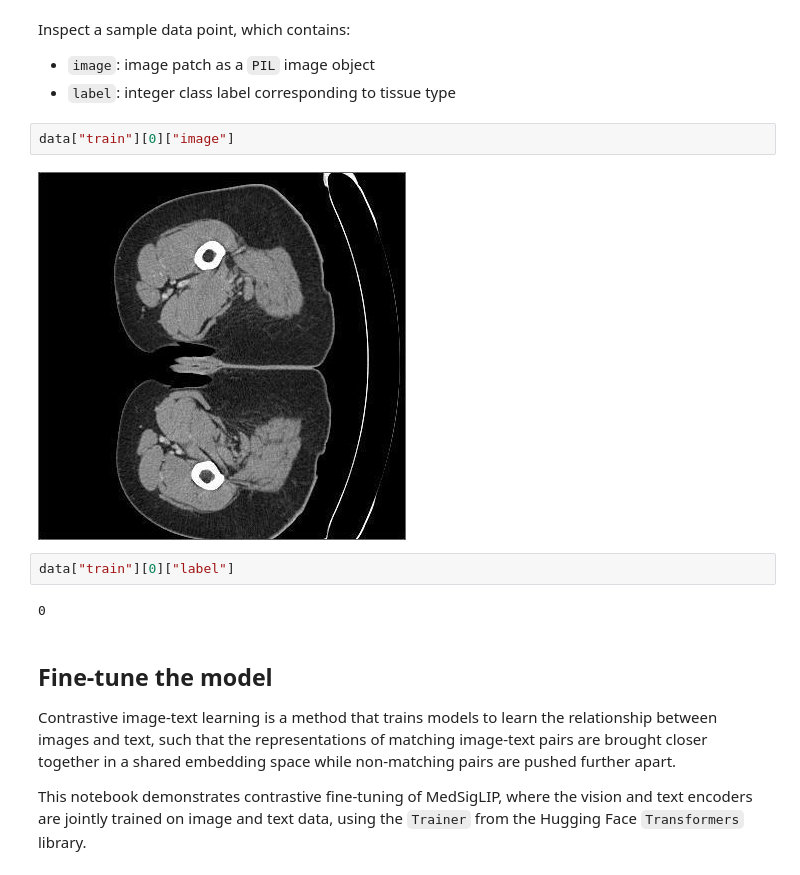
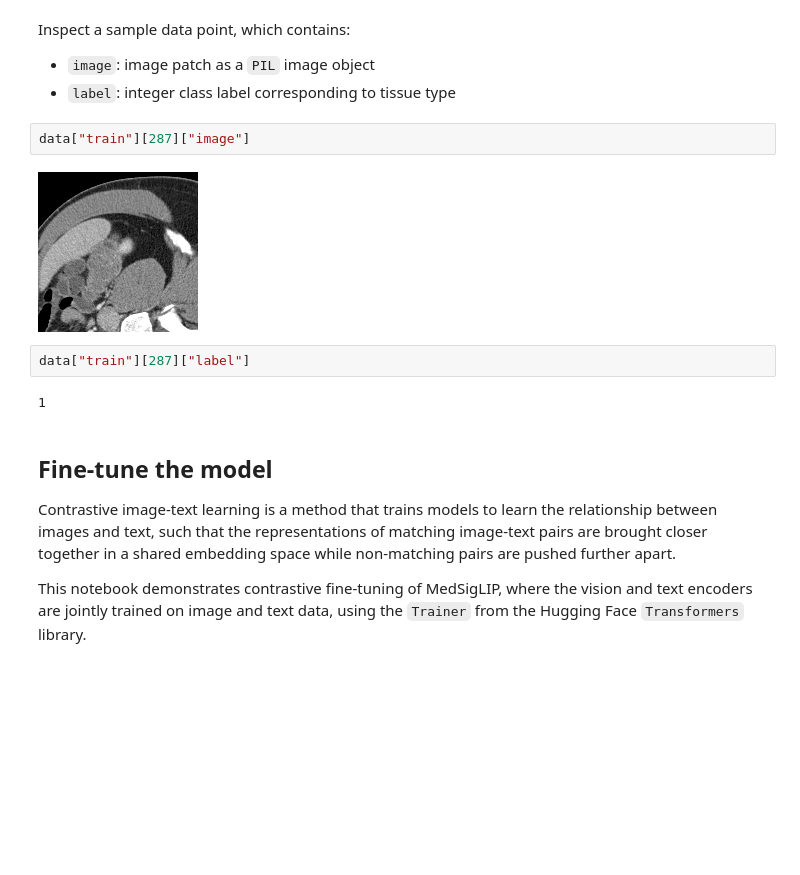
Before and after one commit to shahzadir/MedGemma, a Jupyter notebook: notebooks/Fine-tune MedSigLIP_calssificationhead.ipynb, the cells around one changed output. Drawn from its saved outputs; the diff is of its cells as text; blank space fills up the shorter version.

```diff
--- a/notebooks/Fine-tune MedSigLIP_calssificationhead.ipynb
+++ b/notebooks/Fine-tune MedSigLIP_calssificationhead.ipynb
@@ -132,13 +151,13 @@ Inspect a sample data point, which contains:
 * `image`: image patch as a `PIL` image object
 * `label`: integer class label corresponding to tissue type
 # %%
-data["train"][0]["image"]
+data["train"][287]["image"]
 # %% [output]
-[figure, old version]
+[figure, new version]
 # %%
-data["train"][0]["label"]
+data["train"][287]["label"]
 # %% [output]
-0
+1
 # %% [markdown]
 ## Fine-tune the model
 
```
Also changed, not shown: parts of 8 cells of this notebook.
